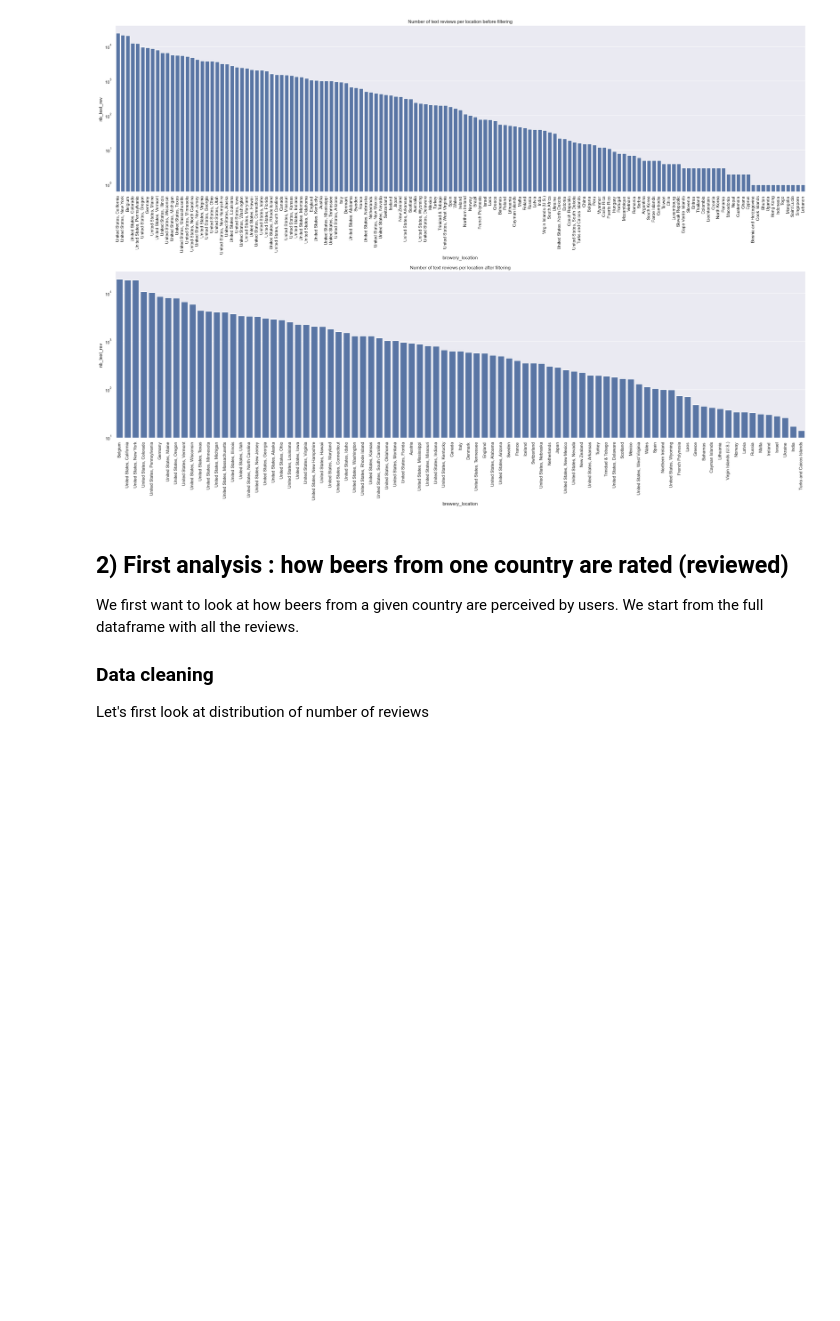
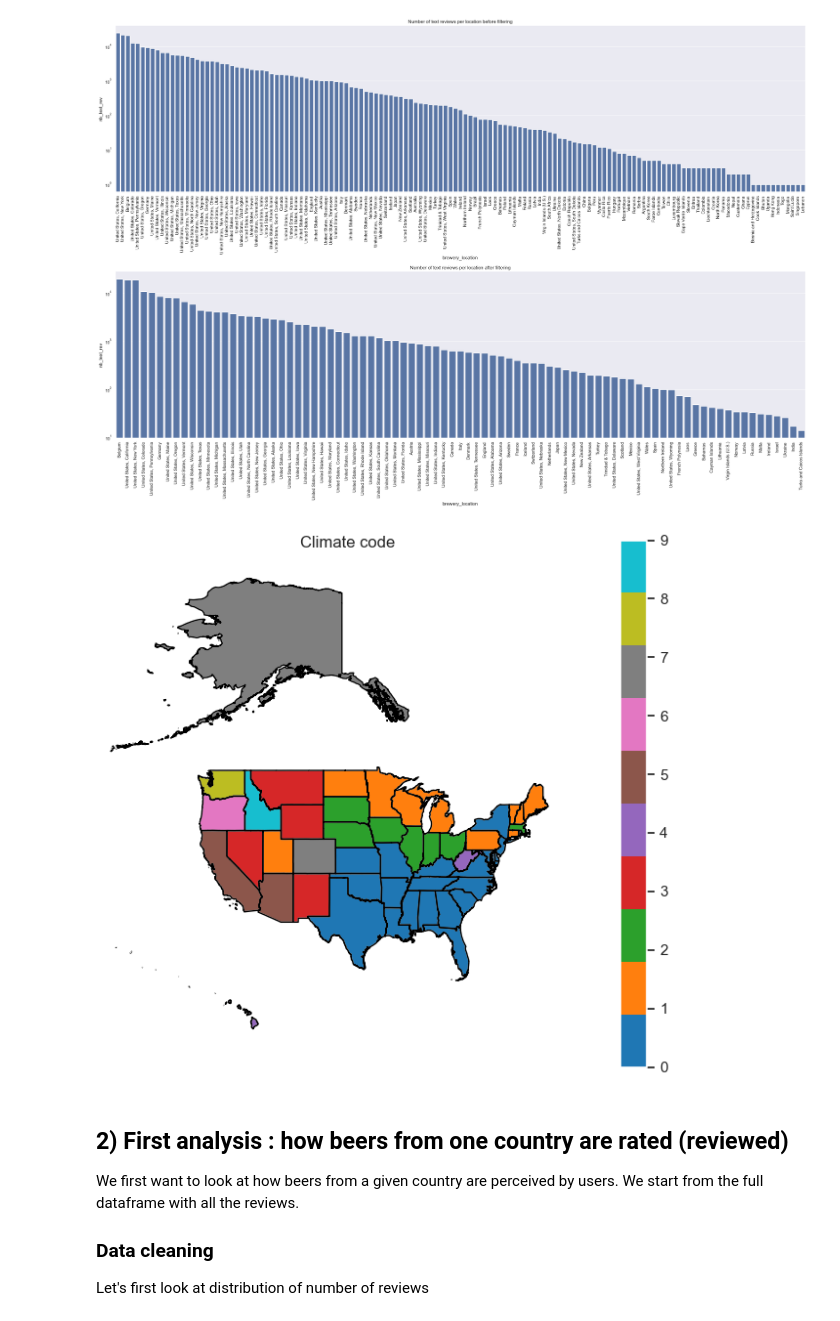
Before and after one commit to epfl-ada/ada-2023-project-riskybiscuits, a Jupyter notebook: main2_0.ipynb, the cells around one changed output. Cells and saved outputs as stored; diff of their text form; code cells hidden in the pictures; blank space fills up the shorter version.

Commit message:
Corrected the climate csv

```diff
--- a/main2_0.ipynb
+++ b/main2_0.ipynb
@@ -171,7 +171,7 @@ See the caveats in the documentation: https://pandas.pydata.org/pandas-docs/stab
  Percentage of ratings left:  81.22244732746941 %
 [figure]
 # %%
-def plot_climate_stats(df, column, title, ax=None, symmetrical=False):
+def plot_climate_stats(df, column, title, ax=None, symmetrical=False, categorical=False):
     """
     This function plots on a map of the United States the mean of the column passed as argument for each state depending on its climate.
     df should have a column "climate" and a column str(column) with the values to plot. Requires to call plt.show() after the function call.
@@ -182,6 +182,7 @@ def plot_climate_stats(df, column, title, ax=None, symmetrical=False):
         title (str): Title of the plot
         ax (matplotlib.axes.Axes, optional): Axes on which to plot. If None, a new figure and axes is created.
         symmetrical (bool, optional): If True, the colorbar is symmetrical around 0. If False, the colorbar is not symmetrical around 0.
+        categorical (bool, optional): If True, the column is categorical. If False, the column is numerical.
     """
 
     us_map = gpd.read_file("data/Maps/US/cb_2018_us_state_500k.shp")
@@ -210,13 +211,24 @@ def plot_climate_stats(df, column, title, ax=None, symmetrical=False):
 
     if symmetrical:
         cmap_name = "RdBu_r"
+    elif categorical:
+        cmap_name = "tab10"
     else:
-        cmap_name = "OrRd"
+        cmap_name = "YlOrRd"
+
 
     us_map_shifted.plot(column=column, cmap=cmap_name, ax=ax, legend=True, missing_kwds={"color": "lightgrey", "label": "Missing values"})
     ax.set_title(title)
     ax.set_axis_off()
     ax.set_xlim(-140, -60)
+# %%
+climate_df = pd.DataFrame(columns=["climate", "climate_code"])
+climate_df["climate"] = states_climate["Climate"].unique()
+climate_df["climate_code"] = range(len(climate_df))
+
+plot_climate_stats(climate_df, "climate_code", "Climate code", categorical=True)
+# %% [output]
+[figure, added]
 # %% [markdown]
 ## 2) First analysis : how beers from one country are rated (reviewed)
 
```
Also changed, not shown: parts of 6 cells of this notebook, 1 other file.
